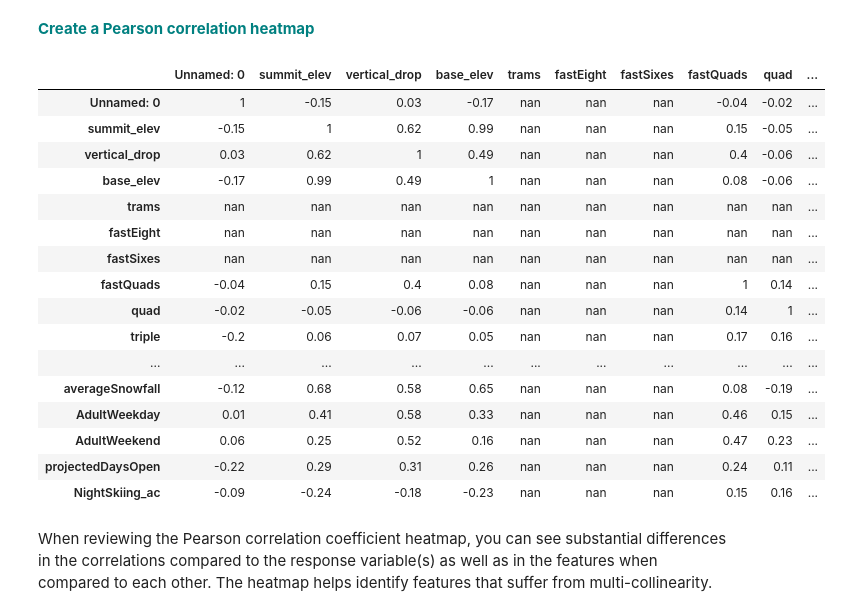
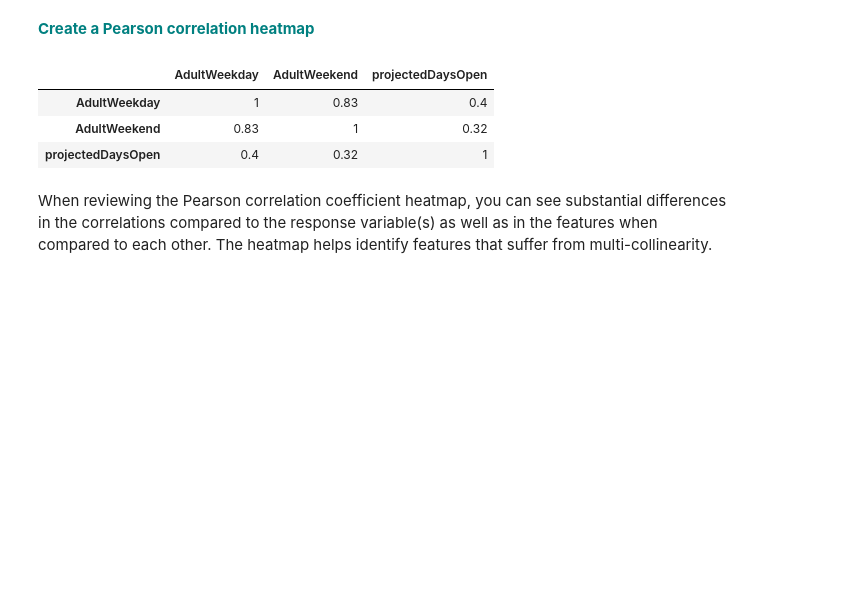
Before and after one commit to grizabella07/GuidedCapstone, a Jupyter notebook: Notebook_stepthree.ipynb, the cells around one changed output. Saved outputs shown, nothing was run; the diff lists cells and outputs as text; code cells hidden in the pictures; blank space fills up the shorter version.

```diff
--- a/Notebook_stepthree.ipynb
+++ b/Notebook_stepthree.ipynb
@@ -291,28 +283,15 @@ sns.pairplot(dfno, vars=['AdultWeekday','AdultWeekend','daysOpenLastYear','proje
 <font color='teal'>**Create a Pearson correlation heatmap**</font>
 # %%
 #Calculate the correlation coefficients
-#How do I select 4 columns from the dataframe rather than calculate corr for the whole dataframe?
-corr = dfno.corr(method ='pearson')
+#Or corr = dfno[['AdultWeekday','AdultWeekend','projectedDaysOpen']].corr(method ='pearson')
+corr = dfno.loc[:,['AdultWeekday','AdultWeekend','projectedDaysOpen']].corr(method ='pearson')
 #plot it in the next line
 corr.round(2).style.background_gradient(cmap='coolwarm')
 # %% [output]
-|  | Unnamed: 0 | summit_elev | vertical_drop | base_elev | trams | fastEight | fastSixes | fastQuads | quad | ... |
-| Unnamed: 0 | 1 | -0.15 | 0.03 | -0.17 | nan | nan | nan | -0.04 | -0.02 | ... |
-| summit_elev | -0.15 | 1 | 0.62 | 0.99 | nan | nan | nan | 0.15 | -0.05 | ... |
-| vertical_drop | 0.03 | 0.62 | 1 | 0.49 | nan | nan | nan | 0.4 | -0.06 | ... |
-| base_elev | -0.17 | 0.99 | 0.49 | 1 | nan | nan | nan | 0.08 | -0.06 | ... |
-| trams | nan | nan | nan | nan | nan | nan | nan | nan | nan | ... |
-| fastEight | nan | nan | nan | nan | nan | nan | nan | nan | nan | ... |
-| fastSixes | nan | nan | nan | nan | nan | nan | nan | nan | nan | ... |
-| fastQuads | -0.04 | 0.15 | 0.4 | 0.08 | nan | nan | nan | 1 | 0.14 | ... |
-| quad | -0.02 | -0.05 | -0.06 | -0.06 | nan | nan | nan | 0.14 | 1 | ... |
-| triple | -0.2 | 0.06 | 0.07 | 0.05 | nan | nan | nan | 0.17 | 0.16 | ... |
-| ... | ... | ... | ... | ... | ... | ... | ... | ... | ... | ... |
-| averageSnowfall | -0.12 | 0.68 | 0.58 | 0.65 | nan | nan | nan | 0.08 | -0.19 | ... |
-| AdultWeekday | 0.01 | 0.41 | 0.58 | 0.33 | nan | nan | nan | 0.46 | 0.15 | ... |
-| AdultWeekend | 0.06 | 0.25 | 0.52 | 0.16 | nan | nan | nan | 0.47 | 0.23 | ... |
-| projectedDaysOpen | -0.22 | 0.29 | 0.31 | 0.26 | nan | nan | nan | 0.24 | 0.11 | ... |
-| NightSkiing_ac | -0.09 | -0.24 | -0.18 | -0.23 | nan | nan | nan | 0.15 | 0.16 | ... |
+|  | AdultWeekday | AdultWeekend | projectedDaysOpen |
+| AdultWeekday | 1 | 0.83 | 0.4 |
+| AdultWeekend | 0.83 | 1 | 0.32 |
+| projectedDaysOpen | 0.4 | 0.32 | 1 |
 # %% [markdown]
 When reviewing the Pearson correlation coefficient heatmap, you can see substantial differences in the correlations compared to the response variable(s) as well as in the features when compared to each other. The heatmap helps identify features that suffer from multi-collinearity.
 # %% [markdown]
```
Also changed, not shown: parts of 16 cells of this notebook, 6 other files.
